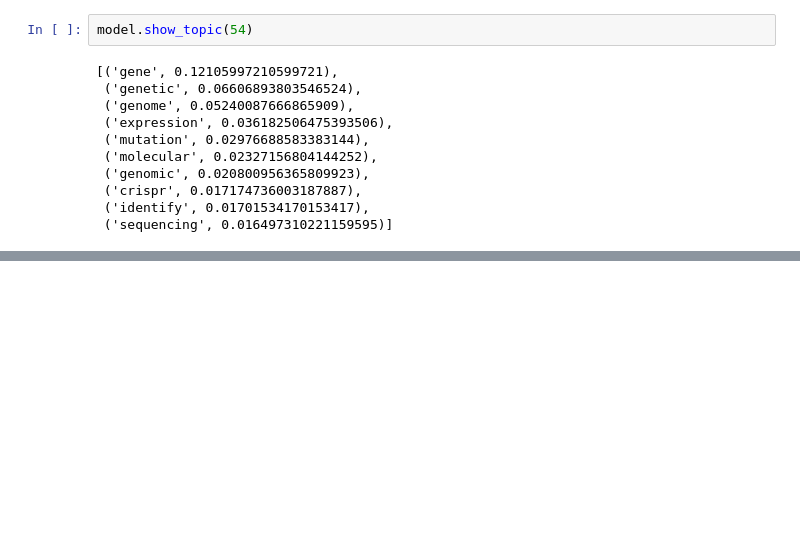
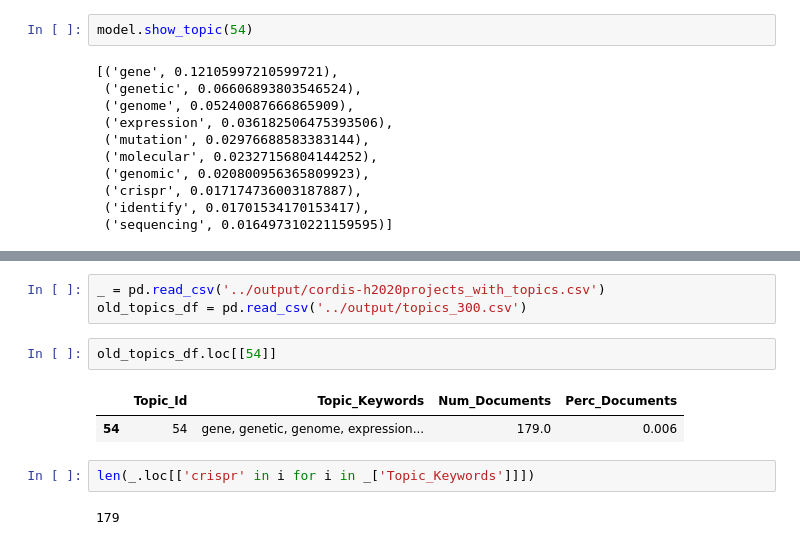
Before and after one commit to kw01sg/biomedical-topic-modelling, a Jupyter notebook: notebooks/LDA.ipynb, the cells around one changed output, grey strips where cells are left out. Drawn from its saved outputs; the diff is of its cells as text; blank space fills up the shorter version.

```diff
--- a/notebooks/LDA.ipynb
+++ b/notebooks/LDA.ipynb
@@ -362,0 +460,12 @@ model.show_topic(54)
+# %%
+_ = pd.read_csv('../output/cordis-h2020projects_with_topics.csv')
+old_topics_df = pd.read_csv('../output/topics_300.csv')
+# %%
+old_topics_df.loc[[54]]
+# %% [output]
+|  | Topic_Id | Topic_Keywords | Num_Documents | Perc_Documents |
+| 54 | 54 | gene, genetic, genome, expression... | 179.0 | 0.006 |
+# %%
+len(_.loc[['crispr' in i for i in _['Topic_Keywords']]])
+# %% [output]
+179
```
Also changed, not shown: parts of 27 cells of this notebook, 2 other files.
